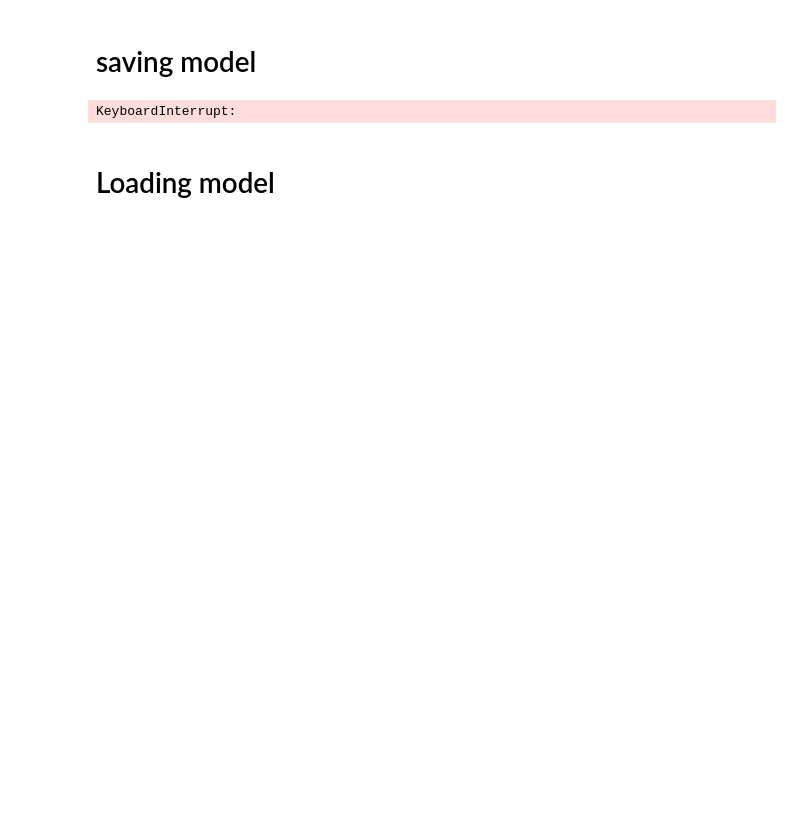
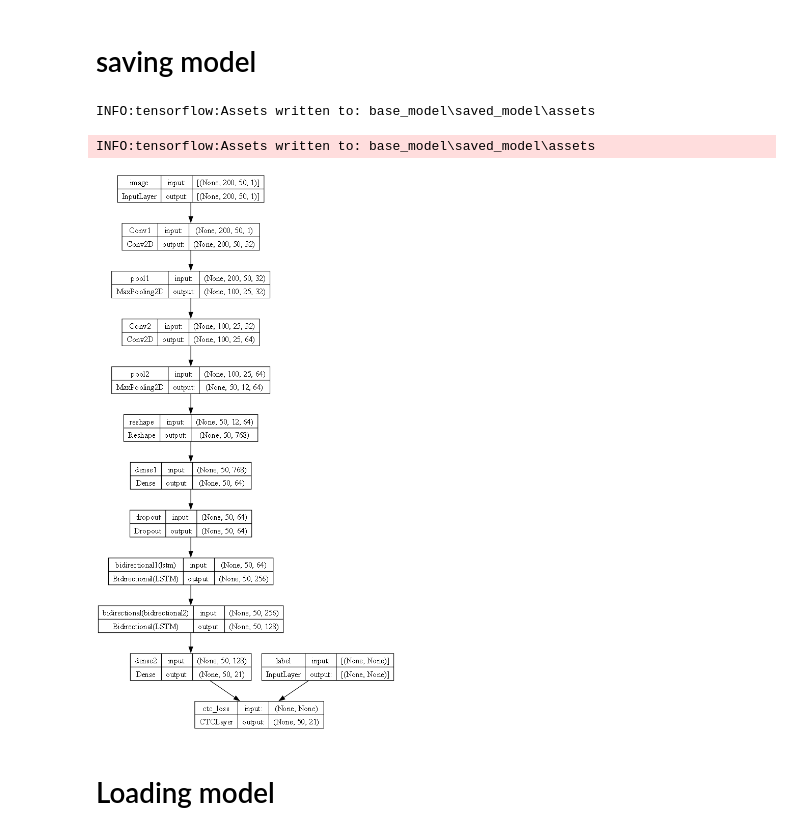
Before and after one commit to KataRiegels/captcha, a Jupyter notebook: captcha_notebook.ipynb, the cells around one changed output. Cells and saved outputs as stored; diff of their text form; code cells hidden in the pictures; blank space fills up the shorter version.

```diff
--- a/captcha_notebook.ipynb
+++ b/captcha_notebook.ipynb
@@ -440,9 +444,11 @@ data1.make_predictions()
 # %%
 
 model1.save(model_dir)
-plot_model(model1, to_file = "base_model/base_model.png")
+plot_model(model1, to_file = "base_model/model_structure/base_model.png", dpi=80, show_shapes  = True, show_layer_names = True )
 # %% [output]
-KeyboardInterrupt:
+INFO:tensorflow:Assets written to: base_model\saved_model\assets
+INFO:tensorflow:Assets written to: base_model\saved_model\assets
+[figure, added]
 # %% [markdown]
 # Loading model
 # %%
```
Also changed, not shown: parts of 26 cells of this notebook, 6 other files.
